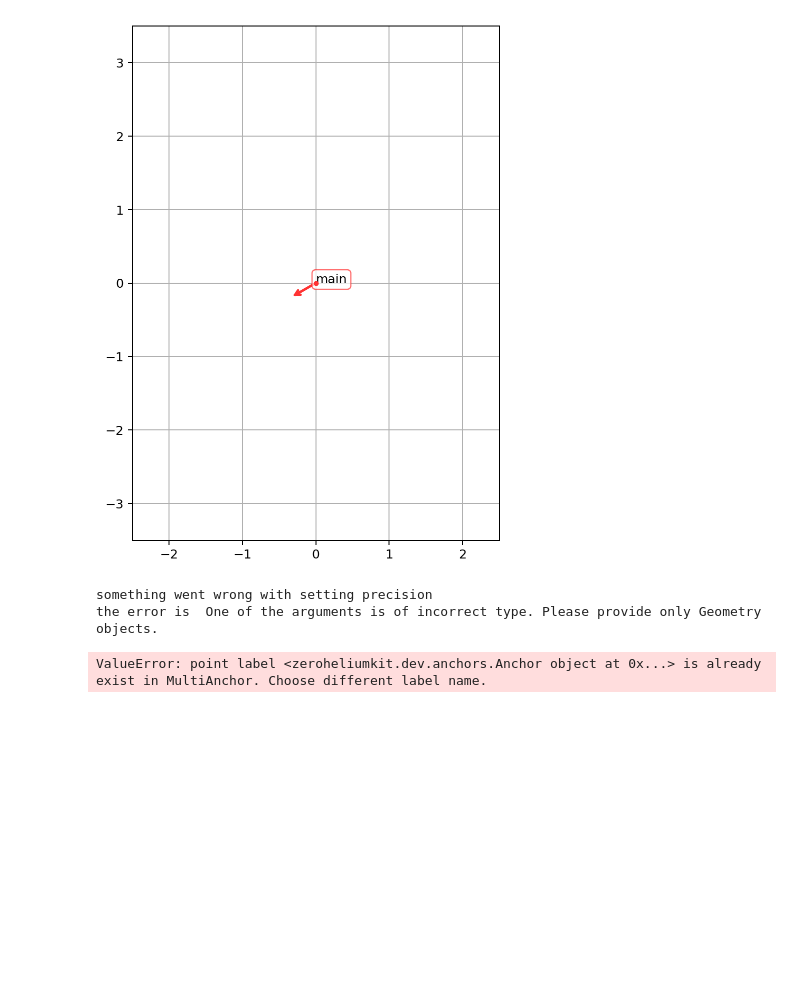
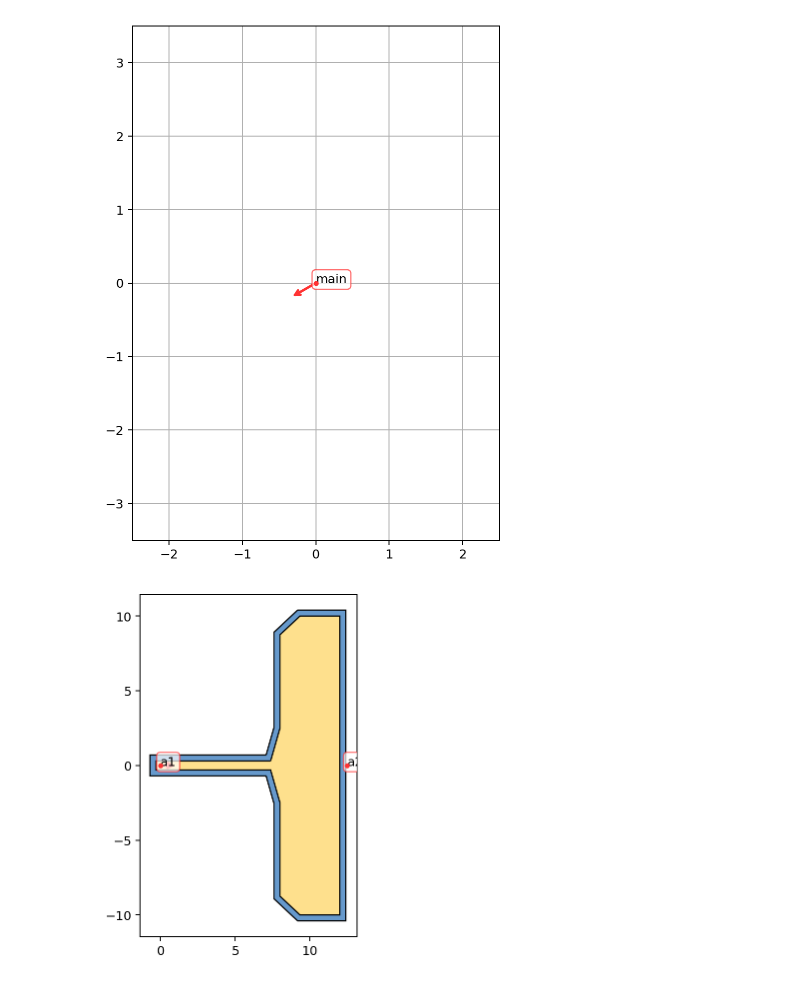
Before and after one commit to eeroqlab/zeroheliumkit, a Jupyter notebook: dev/anchors_test.ipynb, the cells around one changed output. Saved outputs shown, nothing was run; the diff lists cells and outputs as text; code cells hidden in the pictures; blank space fills up the shorter version.

Commit message:
updating geometries and Structure

```diff
--- a/dev/anchors_test.ipynb
+++ b/dev/anchors_test.ipynb
@@ -45,35 +45,33 @@ config = {"top": True,
 # %%
 pg = PinchGate(arm_w = 0.6,
                arm_l = 8,
                length = 20,
                width = 4)
 pgate_base = GeometryCollection(layers={"top": pg,
                                         "gnd": pg.buffer(0.4, join_style="mitre"),
                                         "anchorsmod": MultiAnchor([Anchor((0,0), 0, "a1"), Anchor((8 + 4 + 0.5, 0), 0, "a2")])})
 
 
 
-pgate = Structure(config)
-pgate.append(pgate_base)
+#pgate = Structure(config)
+#pgate.append(pgate_base)
 """
 tp = Taper(length = 1,
            width1 = d["w1"],
            width2 = pinch["arm_w"],
            input_length = 2,
            output_length = 1,
            anchors = "flat",
            layers = {"top": None,
                      "gnd": (d["g1"], pinch["arm_g"])})
 pgate.append(tp, anchoring=[0, 1], connection_type=conn)
 pgate.move(origin_anchor=0)
 pgate.delete_anchors([1])
 """
 fig = plt.figure(1, figsize=SIZE, dpi=90)
 ax = fig.add_subplot(111)
 pgate_base.plot(ax=ax, layer=["gnd", "top", "anchorsmod"], color=colorlist)
 plt.gca().set_aspect('equal')
 plt.show()
 # %% [output]
-something went wrong with setting precision
-the error is  One of the arguments is of incorrect type. Please provide only Geometry objects.
-ValueError: point label <zeroheliumkit.dev.anchors.Anchor object at 0x...> is already exist in MultiAnchor. Choose different label name.
+[figure, added]
```
Also changed, not shown: parts of 10 cells of this notebook, 3 other files.
